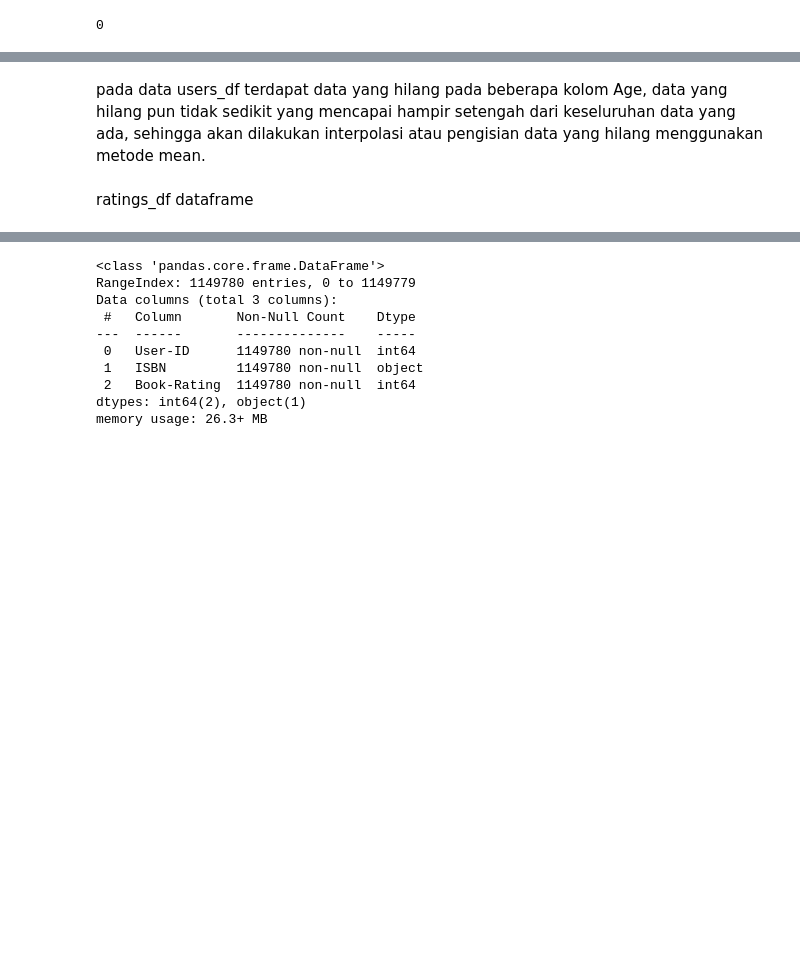
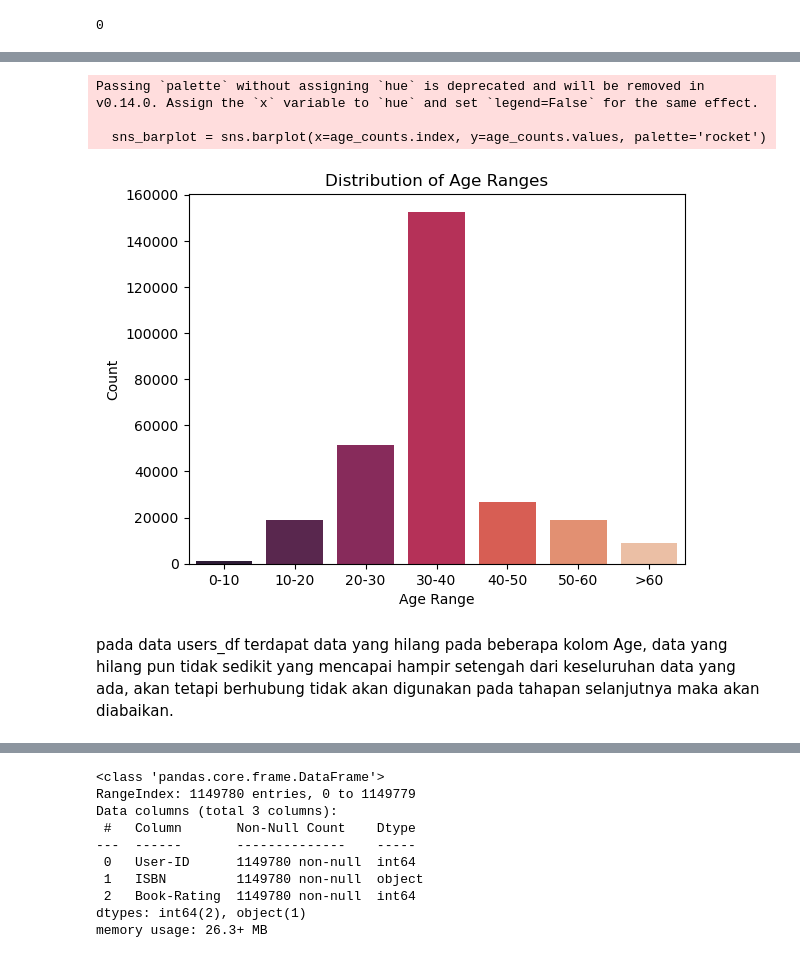
Before and after one commit to RivalMoh/Rekomendasi_Buku, a Jupyter notebook: Recommended.ipynb, the cells around one changed output, grey strips where cells are left out. Cells and saved outputs as stored; diff of their text form; code cells hidden in the pictures; blank space fills up the shorter version.

```diff
--- a/Recommended.ipynb
+++ b/Recommended.ipynb
@@ -146,0 +183,2 @@ users_df.head()
+# %%
+users_df['Age'].fillna(users_df['Age'].mean(), inplace=True)
@@ -146,0 +192,17 @@ users_df.head()
+# %%
+bins = [0, 10, 20, 30, 40, 50, 60, float('inf')]
+labels = ['0-10', '10-20', '20-30', '30-40', '40-50', '50-60', '>60']
+users_df['Age-Range'] = pd.cut(users_df['Age'], bins=bins, labels=labels, right=False)
+# %%
+age_counts = users_df['Age-Range'].value_counts().sort_index()
+# %%
+sns_barplot = sns.barplot(x=age_counts.index, y=age_counts.values, palette='rocket')
+plt.title('Distribution of Age Ranges')
+plt.xlabel('Age Range')
+plt.ylabel('Count')
+plt.show()
+# %% [output]
+Passing `palette` without assigning `hue` is deprecated and will be removed in v0.14.0. Assign the `x` variable to `hue` and set `legend=False` for the same effect.
+
+  sns_barplot = sns.barplot(x=age_counts.index, y=age_counts.values, palette='rocket')
+[figure, added]
@@ -147,4 +215,2 @@ users_df.head()
 # %% [markdown]
-pada data users_df terdapat data yang hilang pada beberapa kolom Age, data yang hilang pun tidak sedikit yang mencapai hampir setengah dari keseluruhan data yang ada, sehingga akan dilakukan interpolasi atau pengisian data yang hilang menggunakan metode mean.
+pada data users_df terdapat data yang hilang pada beberapa kolom Age, data yang hilang pun tidak sedikit yang mencapai hampir setengah dari keseluruhan data yang ada, akan tetapi berhubung tidak akan digunakan pada tahapan selanjutnya maka akan diabaikan.
-# %% [markdown]
-ratings_df dataframe
```
Also changed, not shown: parts of 63 cells of this notebook, 6 other files.
